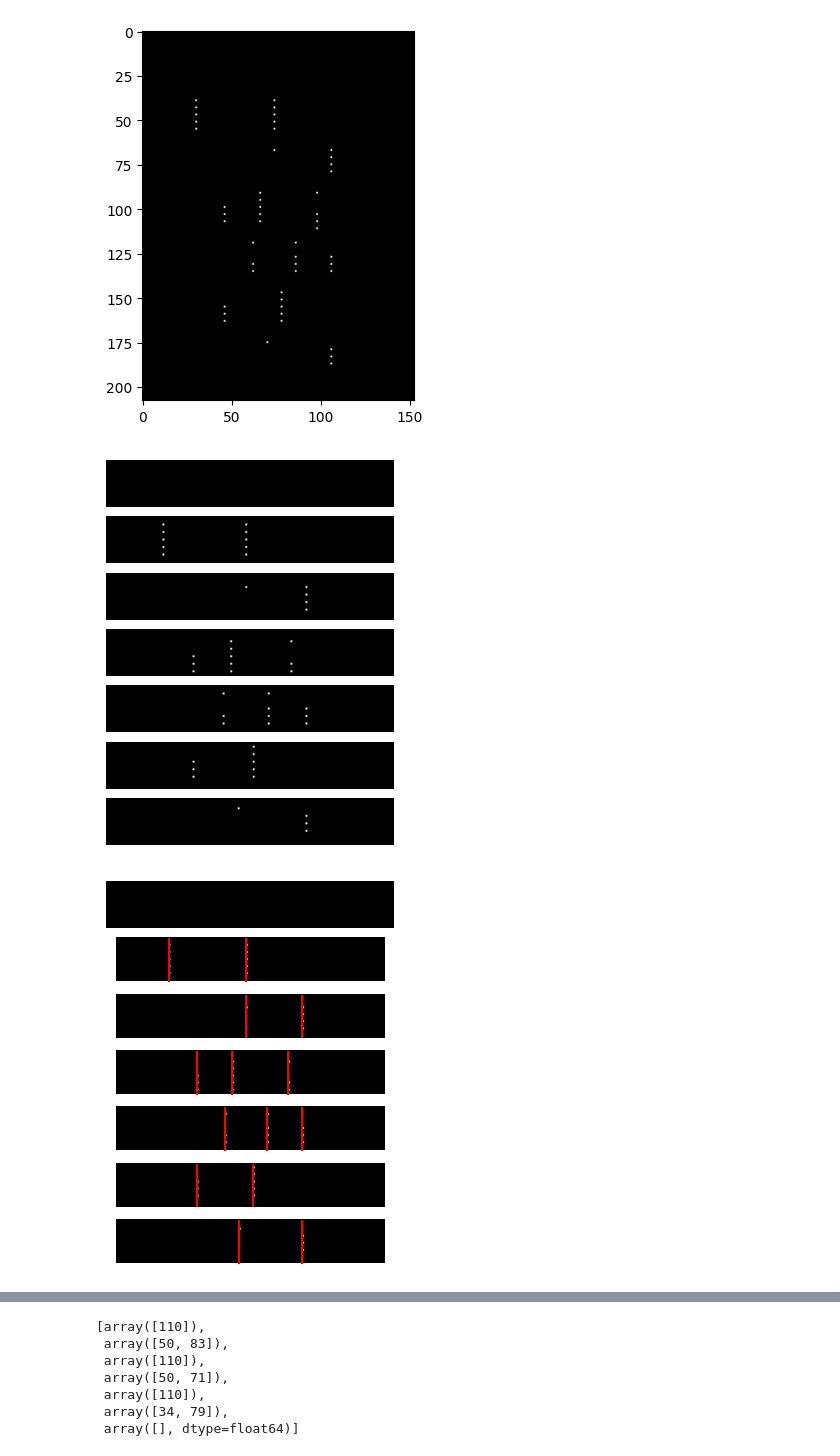
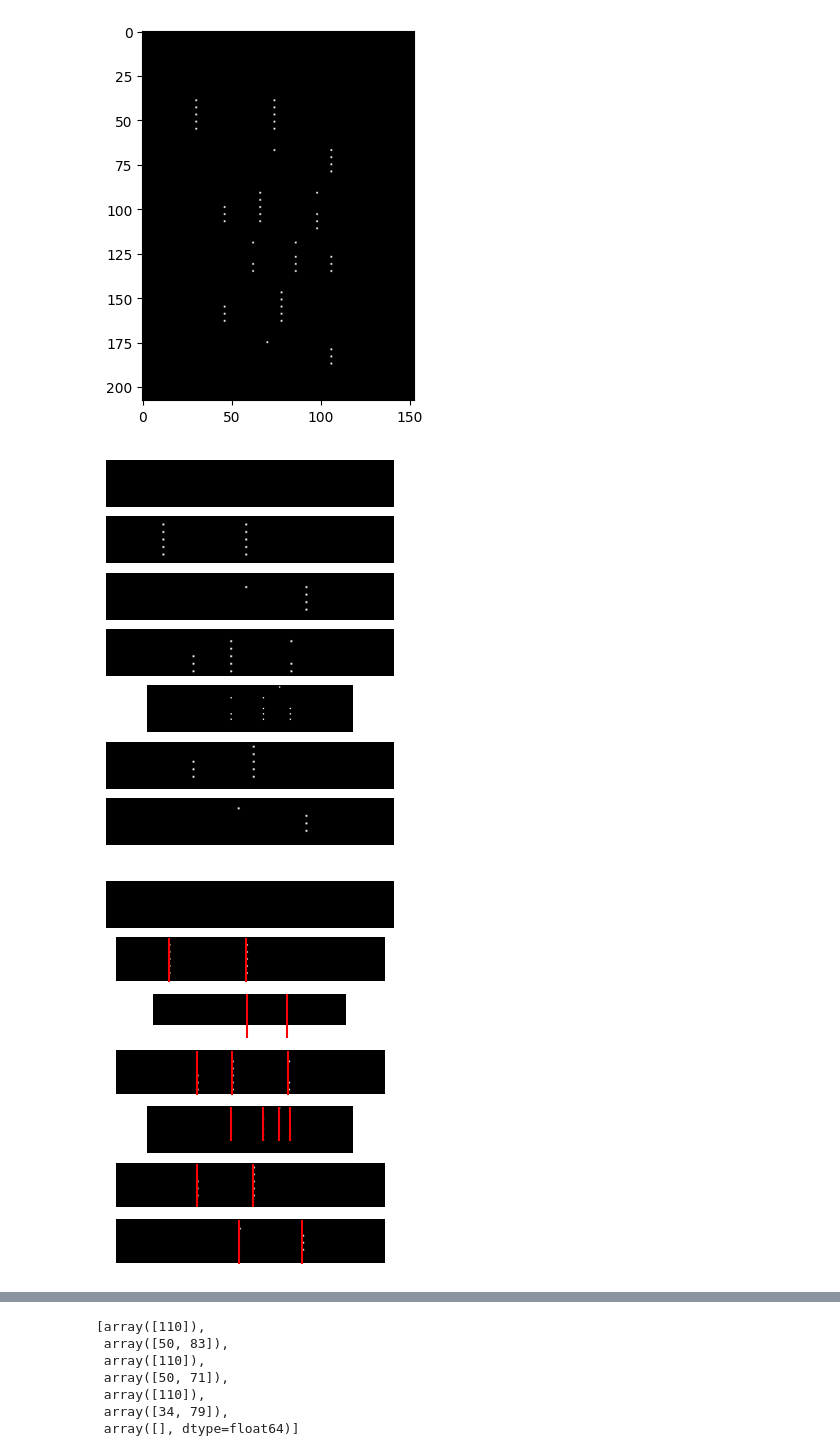
Before and after one commit to Pikurrot/RL-Project, a Jupyter notebook: DKONG/notebooks/1-ladders_and_levels.ipynb, the cells around one changed output, grey strips where cells are left out. Drawn from its saved outputs; the diff is of its cells as text; code cells hidden in the pictures.

```diff
--- a/DKONG/notebooks/1-ladders_and_levels.ipynb
+++ b/DKONG/notebooks/1-ladders_and_levels.ipynb
@@ -20,13 +20,13 @@ A.L.E: Arcade Learning Environment (version 0.11.2+ecc1138)
 [Powered by Stella]
 [figure]
 # %%
-level_height = 25
-levels_y_lst = [170, 145, 115, 85, 60, 35, 10]
+levels_height = [25, 25, 35, 25, 25, 25, 25]
+levels_y_lst = [170, 145, 110, 85, 60, 35, 10]
 
 # plot image with transparent rectangles on each level with different colors
 fig, ax = plt.subplots()
-for y in levels_y_lst:
-	rect = plt.Rectangle((0, y), 256, level_height, color="red", alpha=0.3)
+for i, y in enumerate(levels_y_lst):
+	rect = plt.Rectangle((0, y), 256, levels_height[i], color="red", alpha=0.3)
 	ax.add_patch(rect)
 plt.imshow(gray_obs, cmap="gray")
 plt.show()
@@ -88,31 +88,31 @@ plt.show()
 # %%
 # segment the image into levels
 levels_template_matching_res = []
-for y in levels_y_lst:
-	levels_template_matching_res.append(template_matching_res[y:y+level_height, :])
+for i, y in enumerate(levels_y_lst):
+	levels_template_matching_res.append(template_matching_res[y:y+levels_height[i], :])
 fig, axs = plt.subplots(len(levels_template_matching_res), 1, figsize=(5, 5))
 for i, res in enumerate(levels_template_matching_res[::-1]):
 	axs[i].imshow(res, cmap="gray")
 	axs[i].axis("off")
 plt.show()
 # %% [output]
-[figure, old version]
+[figure, new version]
 # %%
 # detect y coordinates that have white pixels
 levels_x_coords = []
 for i, y in enumerate(levels_y_lst):
 	levels_x_coords.append(
 		np.unique(np.where(levels_template_matching_res[i] > 0)[1])
 	)
 fig, axs = plt.subplots(len(levels_x_coords), 1, figsize=(5, 5))
 for i, x_coords in enumerate(levels_x_coords[::-1]):
 	# draw a vertical line at each x_coords
 	axs[i].imshow(levels_template_matching_res[len(levels_template_matching_res)-i-1], cmap="gray")
-	axs[i].vlines(x_coords, 0, level_height, color="red")
+	axs[i].vlines(x_coords, 0, levels_height[i], color="red")
 	axs[i].axis("off")
 plt.show()
 # %% [output]
-[figure, old version]
+[figure, new version]
 # %%
 levels_x_coords
 # %% [output]
```
Also changed, not shown: parts of 15 cells of this notebook, 4 other files.
